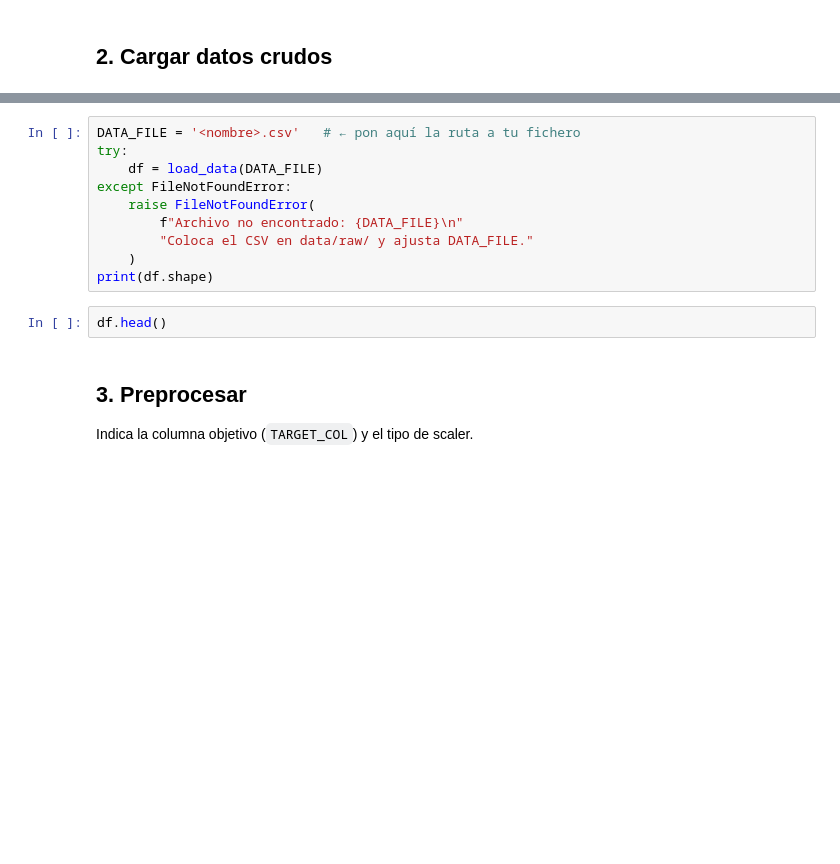
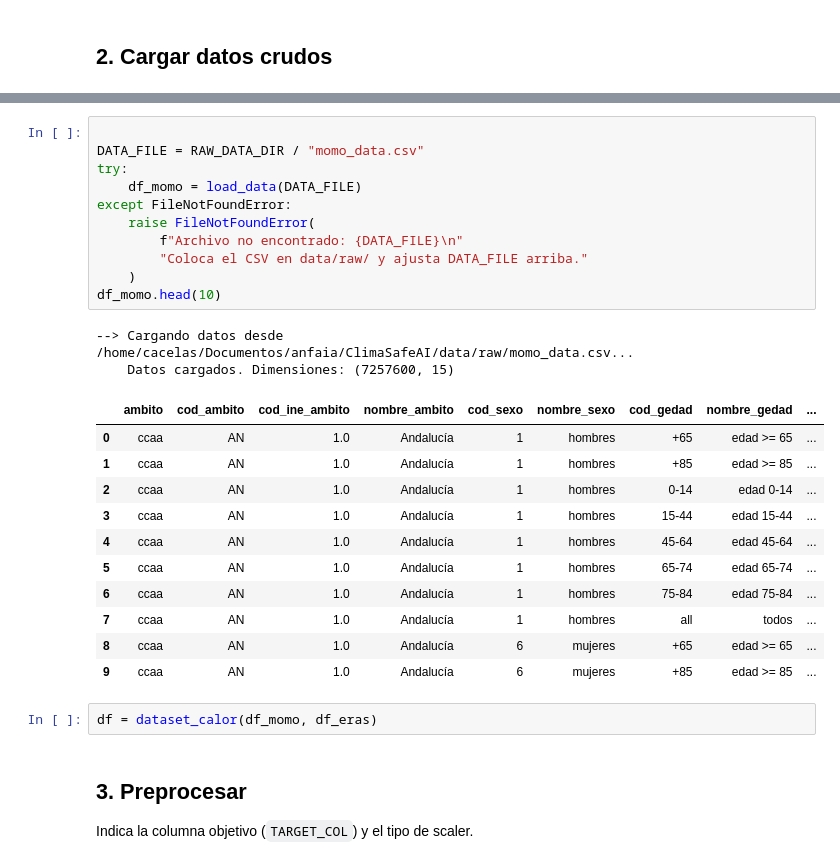
Before and after one commit to ANFAIA/ClimaSafe, a Jupyter notebook: notebooks/0-1-Calor-ProcesamientoDatos.ipynb, the cells around one changed output, grey strips where cells are left out. Saved outputs shown, nothing was run; the diff lists cells and outputs as text; blank space fills up the shorter version.

```diff
--- a/notebooks/0-1-Calor-ProcesamientoDatos.ipynb
+++ b/notebooks/0-1-Calor-ProcesamientoDatos.ipynb
@@ -17,15 +44,30 @@ from climasafeai.utils.paths import PROCESSED_DATA_DIR, ARTIFACTS_DIR
 # %%
-DATA_FILE = '<nombre>.csv'   # ← pon aquí la ruta a tu fichero
+
+DATA_FILE = RAW_DATA_DIR / "momo_data.csv"
 try:
-    df = load_data(DATA_FILE)
+    df_momo = load_data(DATA_FILE)
 except FileNotFoundError:
     raise FileNotFoundError(
         f"Archivo no encontrado: {DATA_FILE}\n"
-        "Coloca el CSV en data/raw/ y ajusta DATA_FILE."
+        "Coloca el CSV en data/raw/ y ajusta DATA_FILE arriba."
     )
-print(df.shape)
+df_momo.head(10)
+# %% [output]
+--> Cargando datos desde /home/cacelas/Documentos/anfaia/ClimaSafeAI/data/raw/momo_data.csv...
+    Datos cargados. Dimensiones: (7257600, 15)
+|  | ambito | cod_ambito | cod_ine_ambito | nombre_ambito | cod_sexo | nombre_sexo | cod_gedad | nombre_gedad | ... |
+| 0 | ccaa | AN | 1.0 | Andalucía | 1 | hombres | +65 | edad >= 65 | ... |
+| 1 | ccaa | AN | 1.0 | Andalucía | 1 | hombres | +85 | edad >= 85 | ... |
+| 2 | ccaa | AN | 1.0 | Andalucía | 1 | hombres | 0-14 | edad 0-14 | ... |
+| 3 | ccaa | AN | 1.0 | Andalucía | 1 | hombres | 15-44 | edad 15-44 | ... |
+| 4 | ccaa | AN | 1.0 | Andalucía | 1 | hombres | 45-64 | edad 45-64 | ... |
+| 5 | ccaa | AN | 1.0 | Andalucía | 1 | hombres | 65-74 | edad 65-74 | ... |
+| 6 | ccaa | AN | 1.0 | Andalucía | 1 | hombres | 75-84 | edad 75-84 | ... |
+| 7 | ccaa | AN | 1.0 | Andalucía | 1 | hombres | all | todos | ... |
+| 8 | ccaa | AN | 1.0 | Andalucía | 6 | mujeres | +65 | edad >= 65 | ... |
+| 9 | ccaa | AN | 1.0 | Andalucía | 6 | mujeres | +85 | edad >= 85 | ... |
-# %%
-df.head()
+# %%
+df = dataset_calor(df_momo, df_eras)
 # %% [markdown]
 ## 3. Preprocesar
 
```
Also changed, not shown: parts of 4 cells of this notebook, 7 other files.
